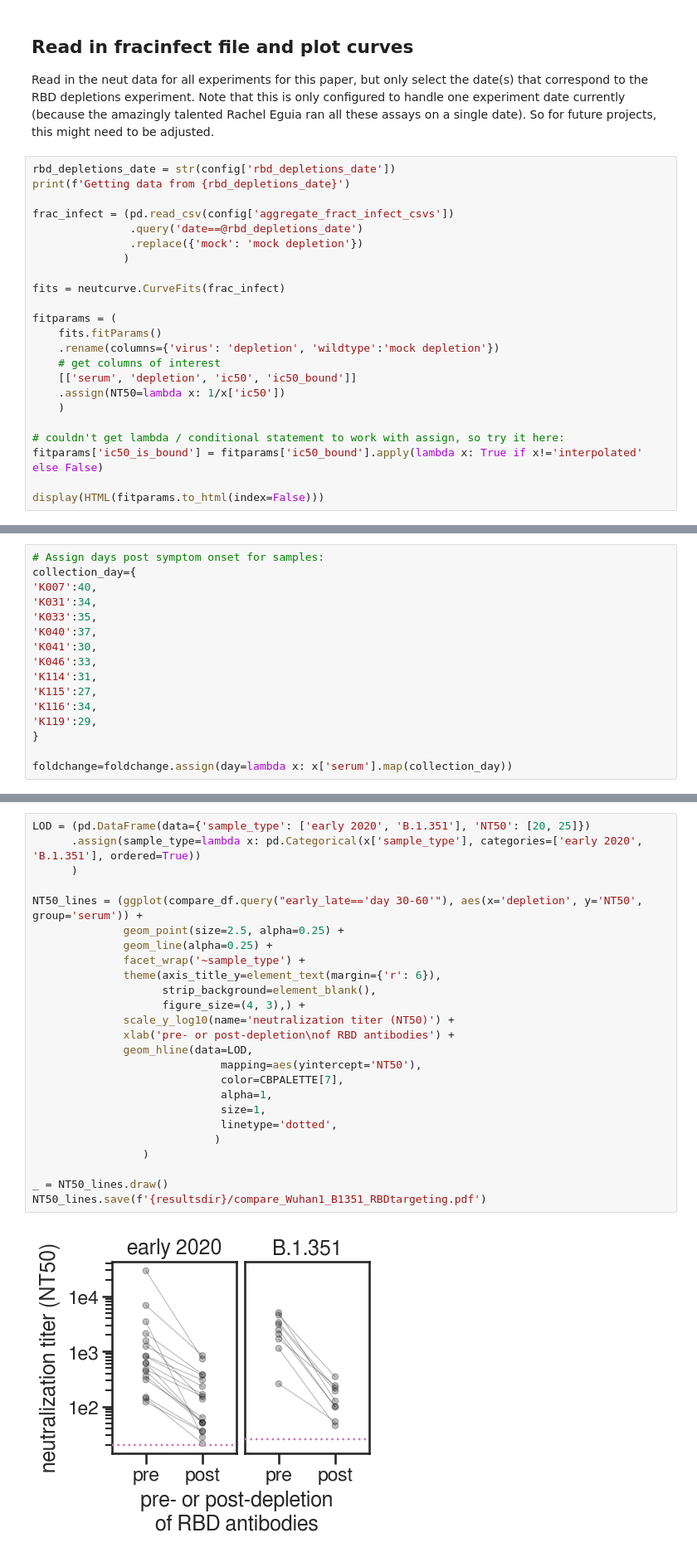
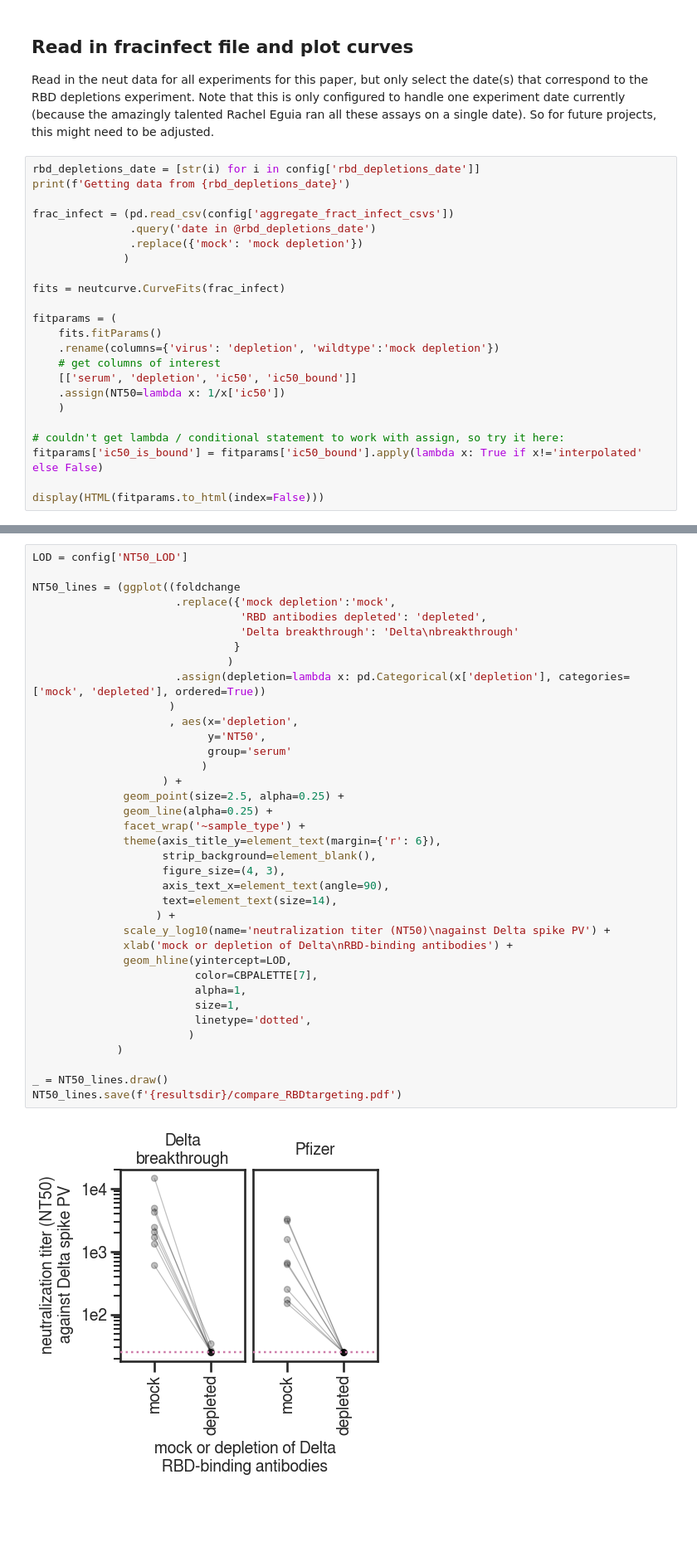
Before and after one commit to jbloomlab/SARS-CoV-2-RBD_Delta, a Jupyter notebook: experimental_data/rbd_depletion_neuts.ipynb, the cells around one changed output, grey strips where cells are left out. Shown at 83% size. Cells and saved outputs as stored; diff of their text form; blank space fills up the shorter version.

```diff
--- a/experimental_data/rbd_depletion_neuts.ipynb
+++ b/experimental_data/rbd_depletion_neuts.ipynb
@@ -54,11 +54,11 @@ os.makedirs(resultsdir, exist_ok=True)
 
 Read in the neut data for all experiments for this paper, but only select the date(s) that correspond to the RBD depletions experiment. Note that this is only configured to handle one experiment date currently (because the amazingly talented Rachel Eguia ran all these assays on a single date). So for future projects, this might need to be adjusted.
 # %%
-rbd_depletions_date = str(config['rbd_depletions_date'])
+rbd_depletions_date = [str(i) for i in config['rbd_depletions_date']]
 print(f'Getting data from {rbd_depletions_date}')
 
 frac_infect = (pd.read_csv(config['aggregate_fract_infect_csvs'])
-               .query('date==@rbd_depletions_date')
+               .query('date in @rbd_depletions_date')
                .replace({'mock': 'mock depletion'})
               )
 
@@ -208,16 +209,0 @@ p.save(f'{resultsdir}/NT50_trackplot.pdf')
-# %%
-# Assign days post symptom onset for samples:
-collection_day={
-'K007':40,
-'K031':34,
-'K033':35,
-'K040':37,
-'K041':30,
-'K046':33,
-'K114':31,
-'K115':27,
-'K116':34,
-'K119':29,
-}
-
-foldchange=foldchange.assign(day=lambda x: x['serum'].map(collection_day))
@@ -259,28 +210,40 @@ Writing to results/rbd_depletion_neuts/RBD_depletion_NT50_b1351_haarvi.csv
 # %%
-LOD = (pd.DataFrame(data={'sample_type': ['early 2020', 'B.1.351'], 'NT50': [20, 25]})
-      .assign(sample_type=lambda x: pd.Categorical(x['sample_type'], categories=['early 2020', 'B.1.351'], ordered=True))
-      )
+LOD = config['NT50_LOD']
 
-NT50_lines = (ggplot(compare_df.query("early_late=='day 30-60'"), aes(x='depletion', y='NT50', group='serum')) +
+NT50_lines = (ggplot((foldchange
+                      .replace({'mock depletion':'mock',
+                                'RBD antibodies depleted': 'depleted',
+                                'Delta breakthrough': 'Delta\nbreakthrough'
+                               }
+                              )
+                      .assign(depletion=lambda x: pd.Categorical(x['depletion'], categories=['mock', 'depleted'], ordered=True))
+                     )
+                     , aes(x='depletion',
+                           y='NT50',
+                           group='serum'
+                          )
+                    ) +
               geom_point(size=2.5, alpha=0.25) +
               geom_line(alpha=0.25) +
               facet_wrap('~sample_type') +
               theme(axis_title_y=element_text(margin={'r': 6}),
                     strip_background=element_blank(),
-                    figure_size=(4, 3),) +
-              scale_y_log10(name='neutralization titer (NT50)') +
-              xlab('pre- or post-depletion\nof RBD antibodies') +
-              geom_hline(data=LOD,
-                             mapping=aes(yintercept='NT50'),
-                             color=CBPALETTE[7],
-                             alpha=1,
-                             size=1,
-                             linetype='dotted',
-                            )
-                 )
+                    figure_size=(4, 3),
+                    axis_text_x=element_text(angle=90),
+                    text=element_text(size=14),
+                   ) +
+              scale_y_log10(name='neutralization titer (NT50)\nagainst Delta spike PV') +
+              xlab('mock or depletion of Delta\nRBD-binding antibodies') +
+              geom_hline(yintercept=LOD,
+                         color=CBPALETTE[7],
+                         alpha=1,
+                         size=1,
+                         linetype='dotted',
+                        )
+             )
 
 _ = NT50_lines.draw()
-NT50_lines.save(f'{resultsdir}/compare_Wuhan1_B1351_RBDtargeting.pdf')
+NT50_lines.save(f'{resultsdir}/compare_RBDtargeting.pdf')
 # %% [output]
-[figure, old version]
+[figure, new version]
 # %%
```
Also changed, not shown: parts of 10 cells of this notebook, 22 other files.
